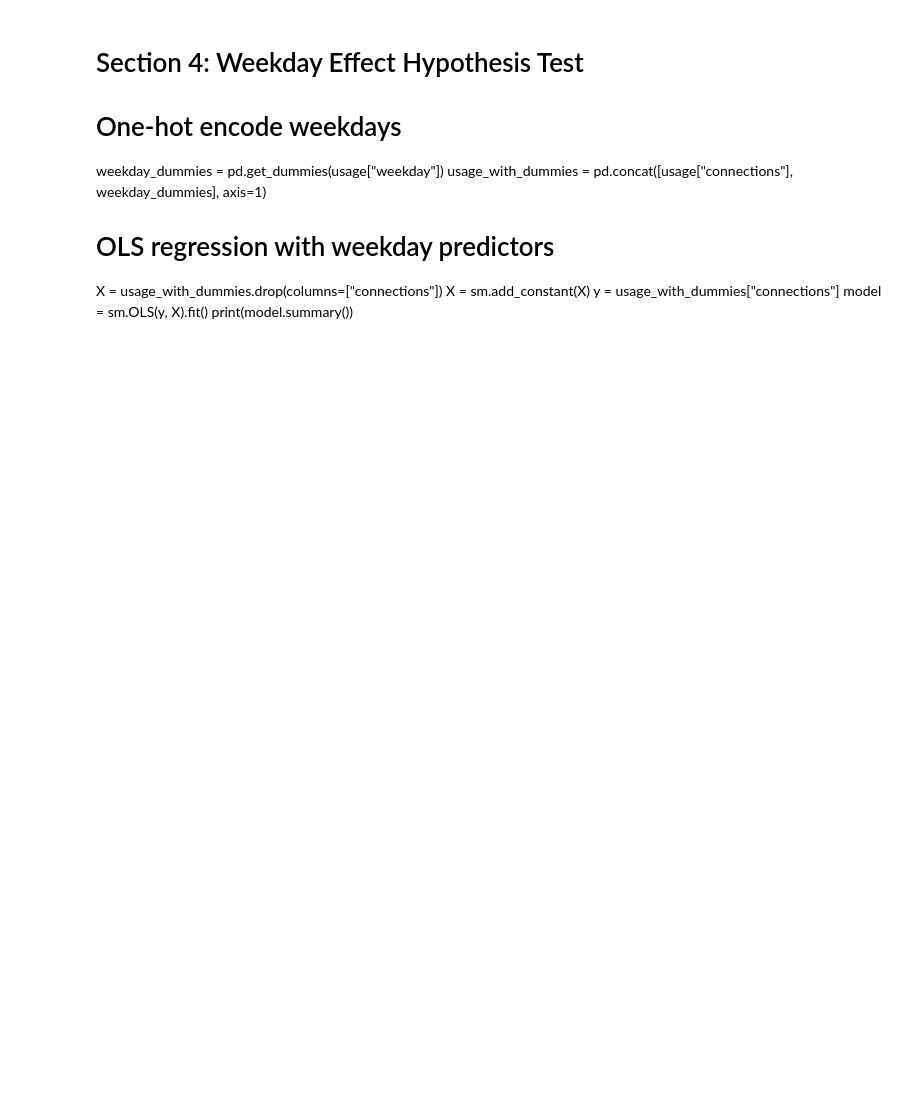
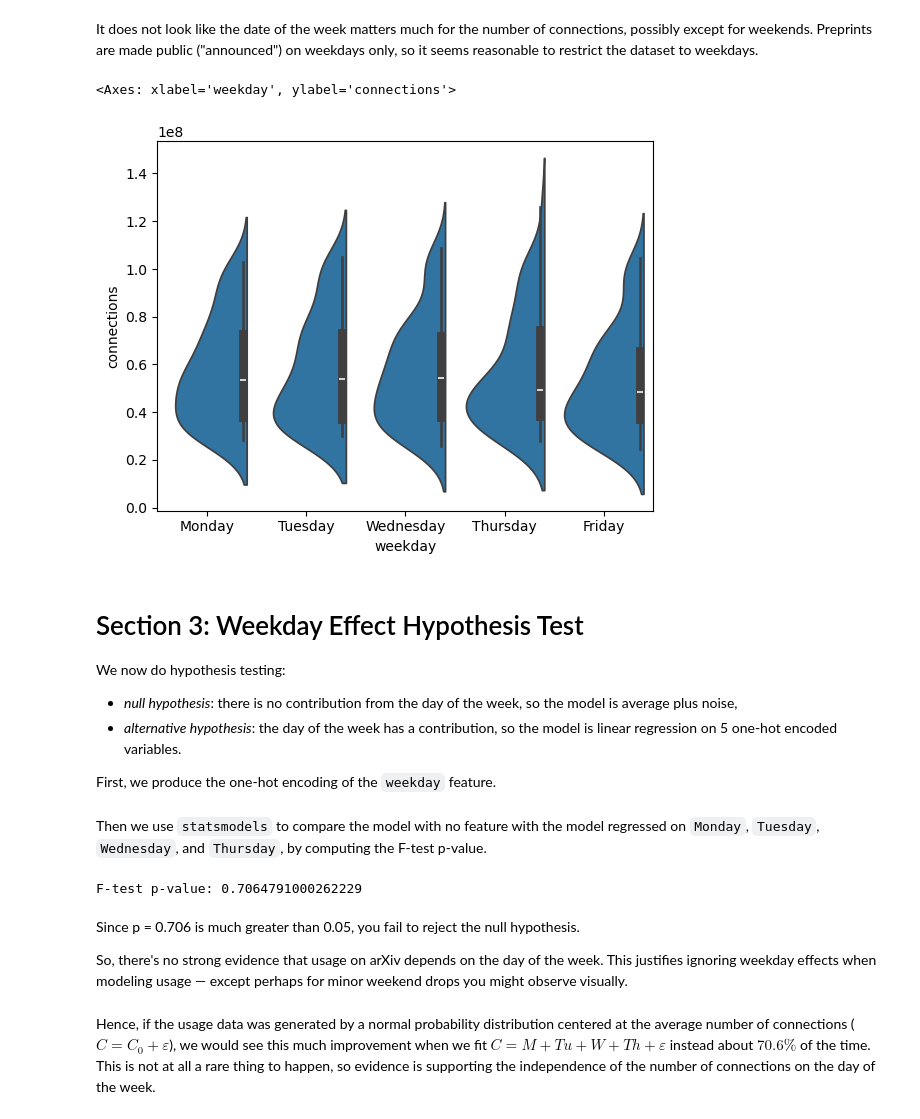
Before and after one commit to albesianor/arxiv-heatmap, a Jupyter notebook: notes/usage-stats/usage-summary.ipynb, the cells around one changed output. Drawn from its saved outputs; the diff is of its cells as text; code cells hidden in the pictures; blank space fills up the shorter version.

```diff
--- a/notes/usage-stats/usage-summary.ipynb
+++ b/notes/usage-stats/usage-summary.ipynb
@@ -44,0 +55,14 @@ plt.show()
+# %%
+from calendar import day_name
+import pandas as pd
+
+# Rename columns to meaningful names
+usage.rename(columns={0: "date", 1: "connections"}, inplace=True)
+
+# Convert date column to datetime if not already
+usage["date"] = pd.to_datetime(usage["date"])
+
+# Add a new column for weekday names
+usage["weekday"] = usage["date"].apply(lambda date: day_name[date.weekday()])
+
+usage
@@ -45,13 +97,23 @@ plt.show()
+# %% [markdown]
+It does not look like the date of the week matters much for the number of connections, possibly except for weekends.  Preprints are made public ("announced") on weekdays only, so it seems reasonable to restrict the dataset to weekdays.
+# %%
+usage_weekdays = usage[(usage.weekday != "Saturday") & (usage.weekday != "Sunday")]
+sns.violinplot(
+    data=usage_weekdays,
+    x="weekday",
+    y="connections",
+    # hue=True,
+    # hue_order=[True, False],
+    split=True,
+)
+# %% [output]
+<Axes: xlabel='weekday', ylabel='connections'>
+[figure, added]
 # %% [markdown]
-# Section 4: Weekday Effect Hypothesis Test
+# Section 3: Weekday Effect Hypothesis Test
 
-# One-hot encode weekdays
-weekday_dummies = pd.get_dummies(usage["weekday"])
-usage_with_dummies = pd.concat([usage["connections"], weekday_dummies], axis=1)
+We now do hypothesis testing:
+- _null hypothesis_: there is no contribution from the day of the week, so the model is average plus noise,
+- _alternative hypothesis_: the day of the week has a contribution, so the model is linear regression on 5 one-hot encoded variables.
 
-# OLS regression with weekday predictors
-X = usage_with_dummies.drop(columns=["connections"])
-X = sm.add_constant(X)
-y = usage_with_dummies["connections"]
-model = sm.OLS(y, X).fit()
-print(model.summary())
+First, we produce the one-hot encoding of the `weekday` feature.
@@ -57,0 +127,27 @@ print(model.summary())
+# %% [markdown]
+Then we use `statsmodels` to compare the model with no feature with the model regressed on `Monday`, `Tuesday`, `Wednesday`, and `Thursday`, by computing the F-test p-value.
+# %%
+import statsmodels.formula.api as smf
+
+data = {
+    "C": usage_weekdays.connections,
+    "M": usage_weekdays.Monday,
+    "Tu": usage_weekdays.Tuesday,
+    "W": usage_weekdays.Wednesday,
+    "Th": usage_weekdays.Thursday,
+}
+
+reduced_model = smf.ols("C ~ 1", data=data).fit()
+full_model = smf.ols("C ~ M + Tu + W + Th", data=data).fit()
+
+f_test = full_model.compare_f_test(reduced_model)
+print("F-test p-value:", f_test[1])
+# %% [output]
+F-test p-value: 0.7064791000262229
+# %% [markdown]
+Since p = 0.706 is much greater than 0.05, you fail to reject the null hypothesis.
+
+So, there's no strong evidence that usage on arXiv depends on the day of the week.
+This justifies ignoring weekday effects when modeling usage — except perhaps for minor weekend drops you might observe visually.
+# %% [markdown]
+Hence, if the usage data was generated by a normal probability distribution centered at the average number of connections ($C = C_0 + \varepsilon$), we would see this much improvement when we fit $C = M + Tu + W + Th + \varepsilon$ instead about $70.6 \%$ of the time.  This is not at all a rare thing to happen, so evidence is supporting the independence of the number of connections on the day of the week.
```
Also changed, not shown: parts of 23 cells of this notebook.
